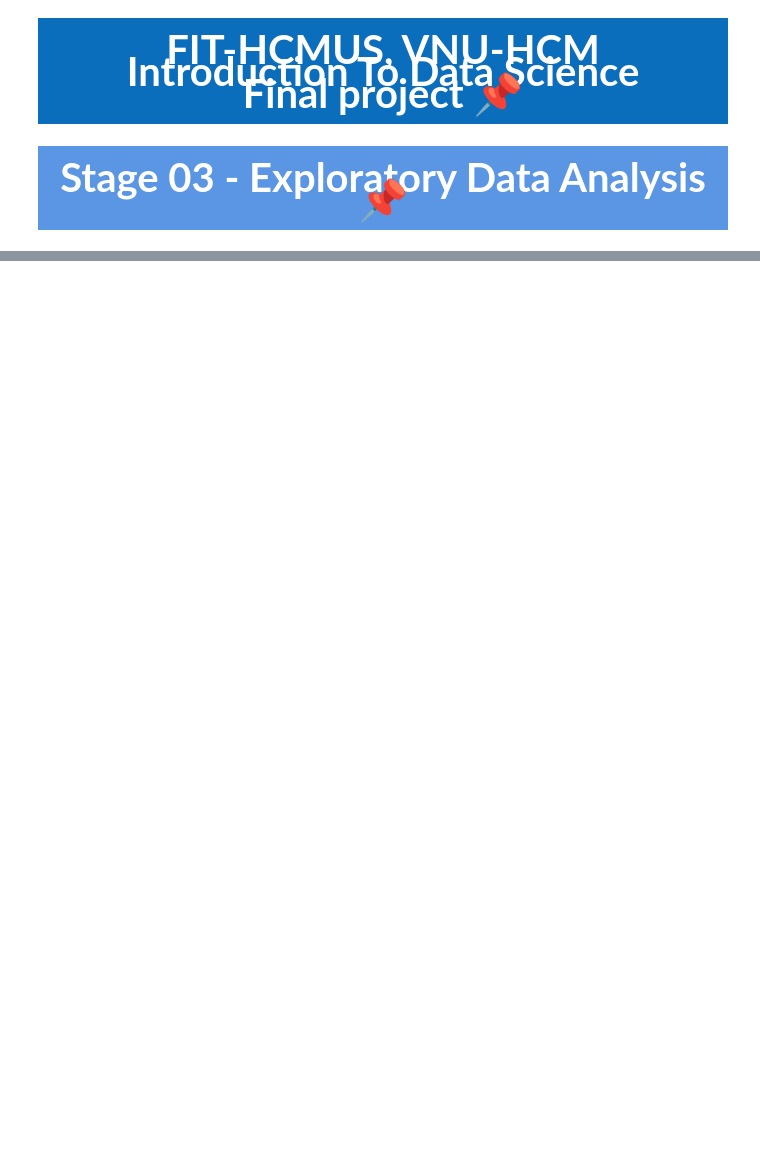
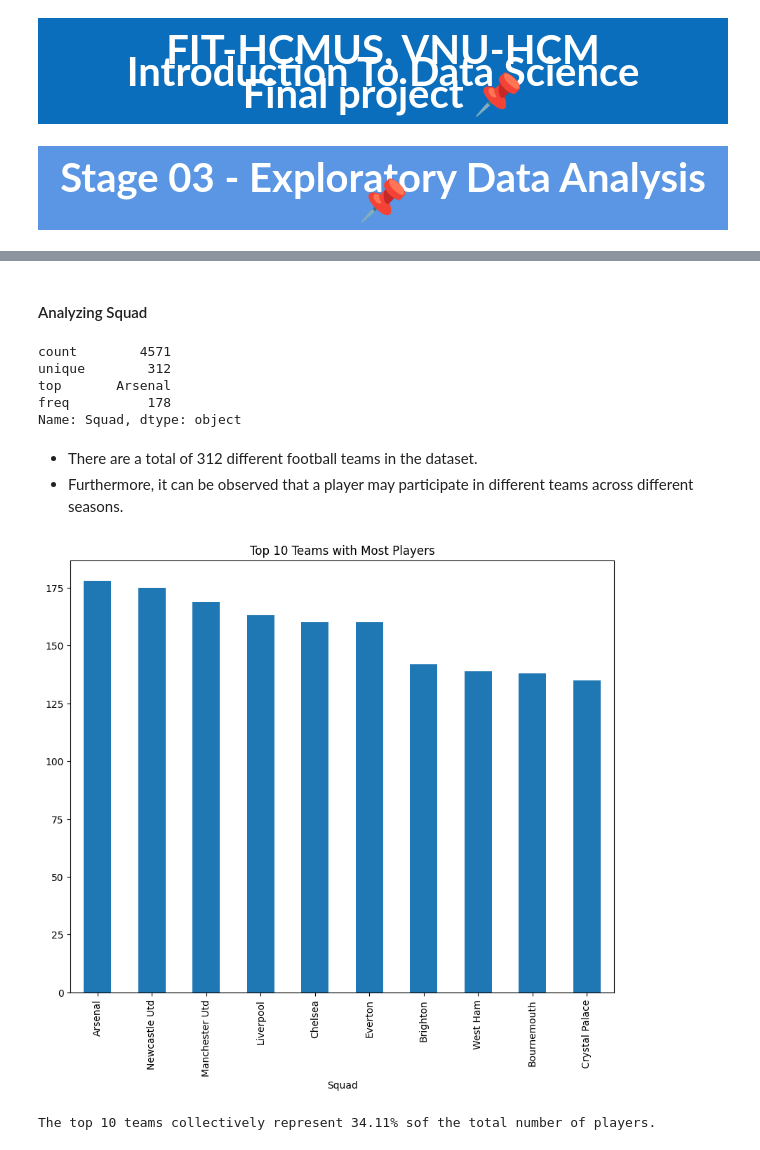
Before and after one commit to hwangdeokThien/CSC14119_IntroDS_final_project, a Jupyter notebook: src/notebooks/3.0-eda.ipynb, the cells around one changed output, grey strips where cells are left out. Cells and saved outputs as stored; diff of their text form; code cells hidden in the pictures; blank space fills up the shorter version.

```diff
--- a/src/notebooks/3.0-eda.ipynb
+++ b/src/notebooks/3.0-eda.ipynb
@@ -14,0 +148,32 @@
+# %% [markdown]
+#### Analyzing Squad
+# %%
+# Get Squad data
+squad_df =  df['Squad']
+squad_df.describe()
+# %% [output]
+count        4571
+unique        312
+top       Arsenal
+freq          178
+Name: Squad, dtype: object
+# %% [markdown]
+- There are a total of 312 different football teams in the dataset.
+- Furthermore, it can be observed that a player may participate in different teams across different seasons.
+# %%
+# Visualizes the distribution of players across different teams
+squad_count = squad_df.value_counts()   # Count the occurrences of each unique value in the 'Squad' column
+
+# Visualize the distribution of players across teams for the top 10 teams
+plt.figure(figsize=(10,8))
+
+squad_count[:10].plot(kind='bar')
+plt.title('Top 10 Teams with Most Players')
+plt.show()
+# %% [output]
+[figure, added]
+# %%
+# Calculate the percentage of players represented by the top 10 teams
+print(f'The top 10 teams collectively represent {round((squad_count[:10].sum()/squad_count.sum())*100,2)}% sof the total number of players.')
+# %% [output]
+The top 10 teams collectively represent 34.11% sof the total number of players.
```
Also changed, not shown: parts of 149 cells of this notebook, 1 other file.
